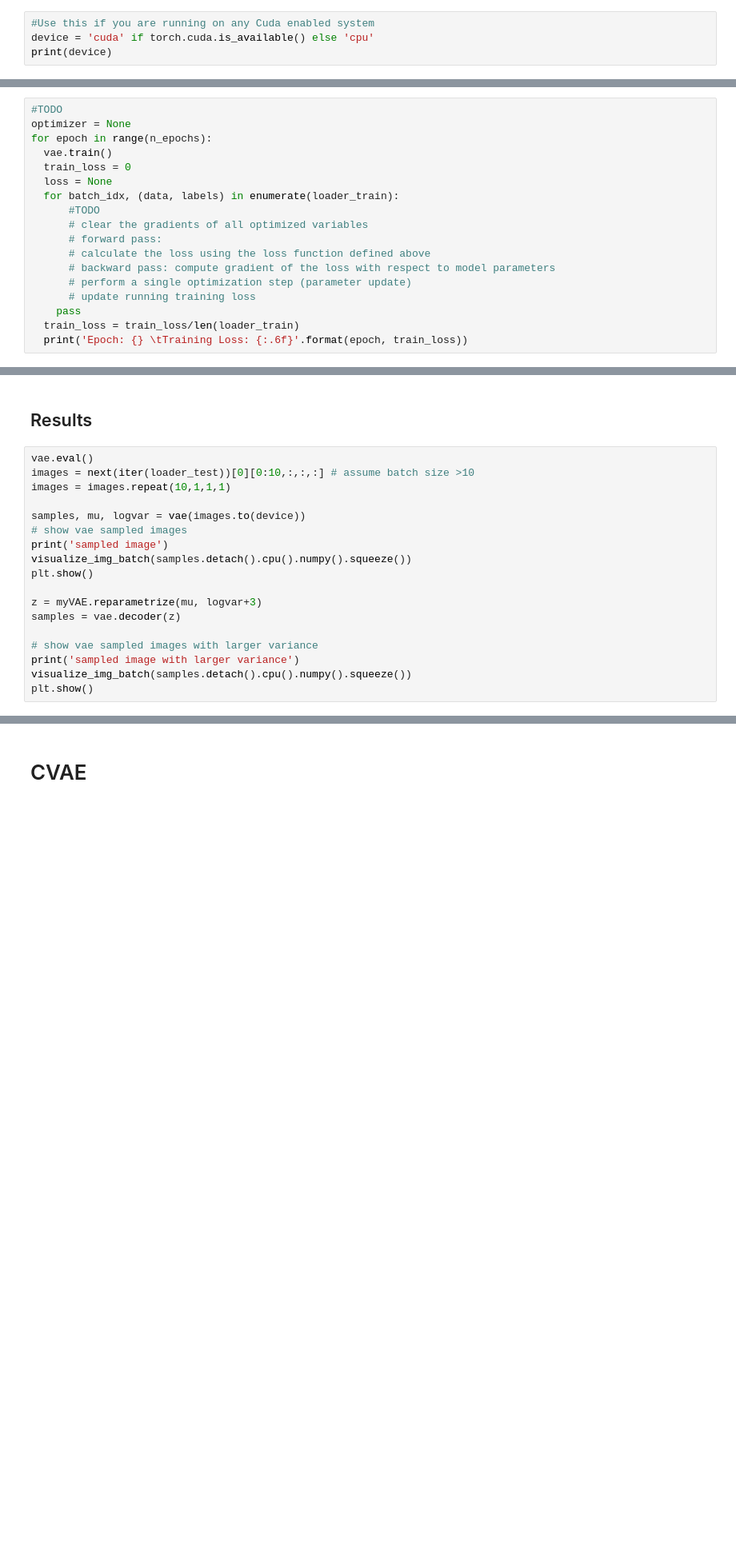
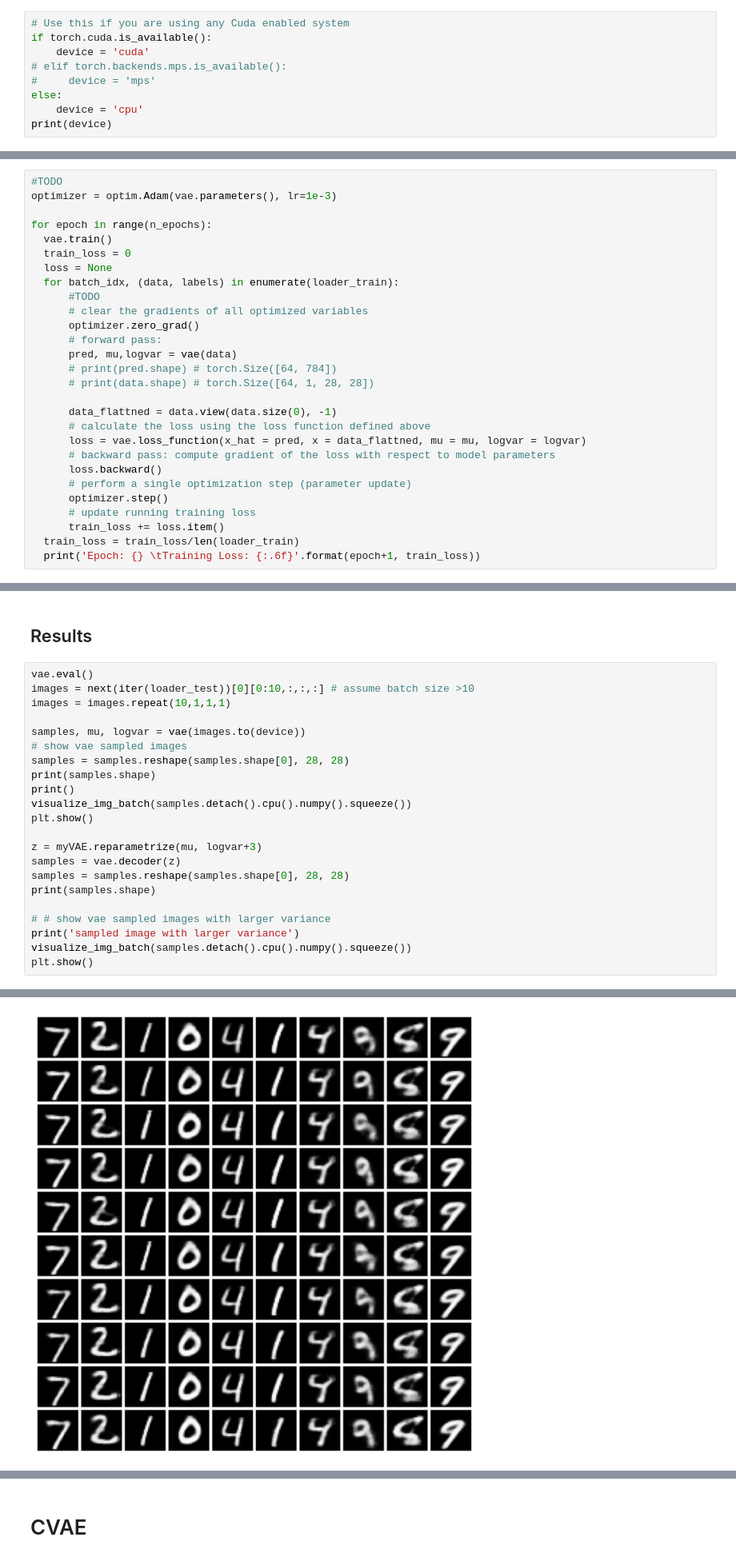
Before and after one commit to Vashistht/Intro_DL, a Jupyter notebook: 18786_HW5/code/VAE_Starter_Notebook.ipynb, the cells around one changed output, grey strips where cells are left out. Shown at 80% size. Cells and saved outputs as stored; diff of their text form; blank space fills up the shorter version.

```diff
--- a/18786_HW5/code/VAE_Starter_Notebook.ipynb
+++ b/18786_HW5/code/VAE_Starter_Notebook.ipynb
@@ -20,6 +20,11 @@ from torch.nn import functional as F
 from torchvision import datasets, transforms
 from visualize_util import visualize_img_batch, one_hot
 # %%
-#Use this if you are running on any Cuda enabled system
-device = 'cuda' if torch.cuda.is_available() else 'cpu'
+# Use this if you are using any Cuda enabled system
+if torch.cuda.is_available():
+    device = 'cuda'
+# elif torch.backends.mps.is_available():
+#     device = 'mps'
+else:
+    device = 'cpu'
 print(device)
@@ -95,7 +162,8 @@ summary(vae,(1,28,28))
 ## Train
 # %%
 #TODO
-optimizer = None
+optimizer = optim.Adam(vae.parameters(), lr=1e-3)
+
 for epoch in range(n_epochs):
   vae.train()
   train_loss = 0
@@ -103,11 +171,20 @@ for epoch in range(n_epochs):
   for batch_idx, (data, labels) in enumerate(loader_train):
       #TODO
       # clear the gradients of all optimized variables
+      optimizer.zero_grad()
       # forward pass:
+      pred, mu,logvar = vae(data)
+      # print(pred.shape) # torch.Size([64, 784])
+      # print(data.shape) # torch.Size([64, 1, 28, 28])
+
+      data_flattned = data.view(data.size(0), -1)
       # calculate the loss using the loss function defined above
+      loss = vae.loss_function(x_hat = pred, x = data_flattned, mu = mu, logvar = logvar)
       # backward pass: compute gradient of the loss with respect to model parameters
+      loss.backward()
       # perform a single optimization step (parameter update)
+      optimizer.step()
       # update running training loss
-    pass
+      train_loss += loss.item()
   train_loss = train_loss/len(loader_train)
-  print('Epoch: {} \tTraining Loss: {:.6f}'.format(epoch, train_loss))
+  print('Epoch: {} \tTraining Loss: {:.6f}'.format(epoch+1, train_loss))
@@ -120,14 +208,19 @@ images = images.repeat(10,1,1,1)
 
 samples, mu, logvar = vae(images.to(device))
 # show vae sampled images
-print('sampled image')
+samples = samples.reshape(samples.shape[0], 28, 28)
+print(samples.shape)
+print()
 visualize_img_batch(samples.detach().cpu().numpy().squeeze())
 plt.show()
 
 z = myVAE.reparametrize(mu, logvar+3)
 samples = vae.decoder(z)
+samples = samples.reshape(samples.shape[0], 28, 28)
+print(samples.shape)
 
-# show vae sampled images with larger variance
+# # show vae sampled images with larger variance
 print('sampled image with larger variance')
 visualize_img_batch(samples.detach().cpu().numpy().squeeze())
 plt.show()
+# %% [output]
@@ -133,0 +228 @@ plt.show()
+[figure, added]
```
Also changed, not shown: parts of 18 cells of this notebook.
